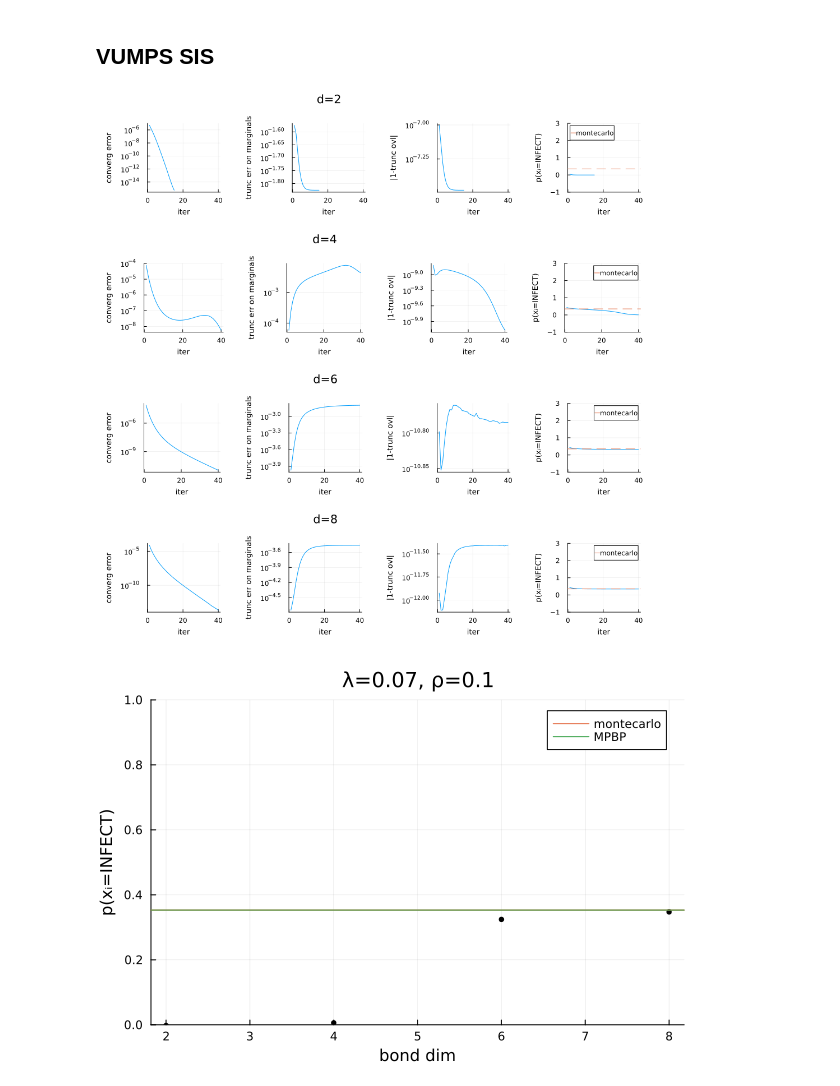
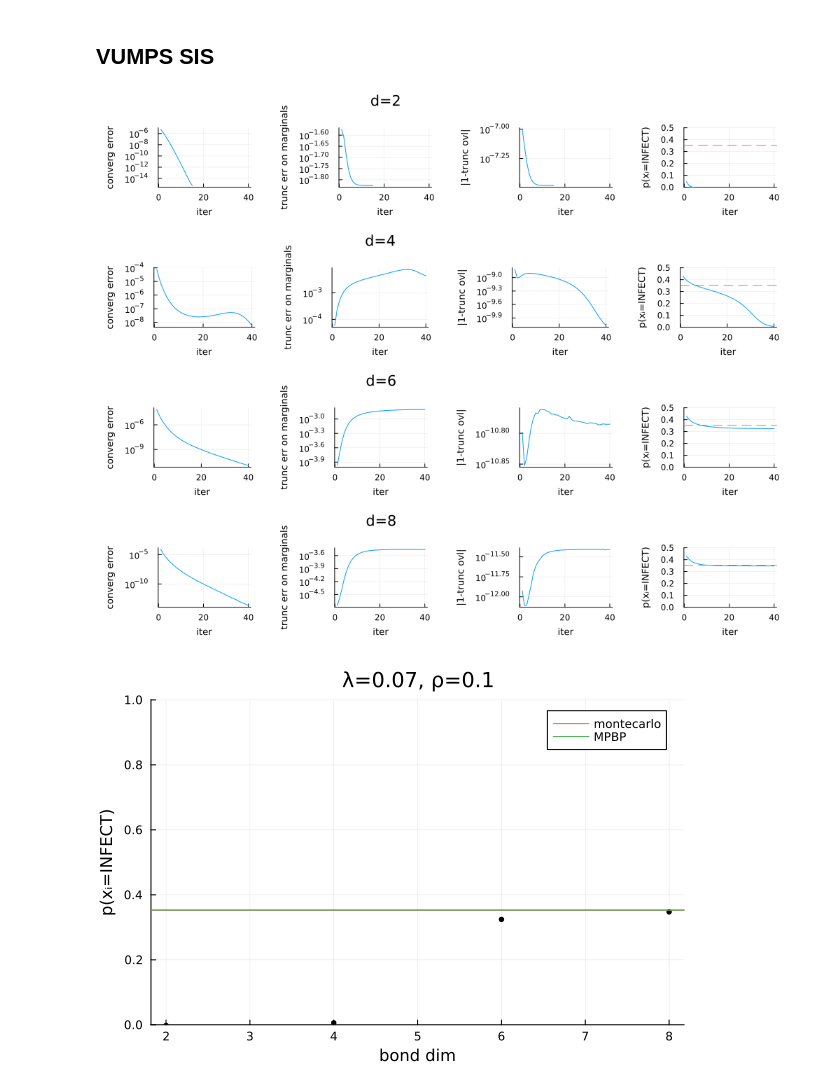
Before and after one commit to stecrotti/EternalDynamicCavity, a Jupyter notebook: notebooks/plots.ipynb, the cells around one changed output. Drawn from its saved outputs; the diff is of its cells as text; code cells hidden in the pictures.

Commit message:
better plots

```diff
--- a/notebooks/plots.ipynb
+++ b/notebooks/plots.ipynb
@@ -10,16 +10,16 @@ data = load("../data/vumps_sis.jld2")
 # %%
 pls = map(zip(ε, err, ovl, ds, bel)) do (εs, errs, ovls, d, beliefs)
     p1 = plot(replace(εs, 0.0 => NaN), xlabel="iter", yaxis=:log10, ylabel="converg error", label="")
     p2 = plot(errs, xlabel="iter", yaxis=:log10, ylabel="trunc err on marginals", label="", title="d=$d")
     p3 = plot(abs.(1 .- replace(ovls, 1.0 => NaN)), xlabel="iter", yaxis=:log10, ylabel="|1-trunc ovl|", label="")
-    p4 = plot([b[2] for b in beliefs], ylabel="p(xᵢ=INFECT)", ylims=(-1,3), label="")
-    hline!(p4, [p_ss_montecarlo] , label="montecarlo", ls=:dash)
-    plot(p1, p2, p3, p4, layout=(1,4), size=(1200,250), margin=5Plots.mm, labelfontsize=9)
+    p4 = plot([b[2] for b in beliefs], ylabel="p(xᵢ=INFECT)", ylims=(0, 0.5), label="")
+    hline!(p4, [p_ss_montecarlo] , label="", ls=:dash)
+    plot(p1, p2, p3, p4, layout=(1,4), size=(1200,200), margin=5Plots.mm, labelfontsize=9)
 end
-pl = plot(pls..., layout=(length(ds),1), size=(1000, 250*length(ds)), margin=5Plots.mm,
+pl = plot(pls..., layout=(length(ds),1), size=(1000, 200*length(ds)), margin=5Plots.mm,
     xticks = 0:(maxiter÷2):maxiter, xlabel="iter")
 # %% [output]
-[figure, old version]
+[figure, new version]
 # %%
 ps = [b[findlast(x->!all(isnan, x), b)][2] for b in bel]
 pl_ps = scatter(ds, ps, xlabel="bond dim", ylabel="p(xᵢ=INFECT)", label="",
```
Also changed, not shown: parts of 1 cell of this notebook.
